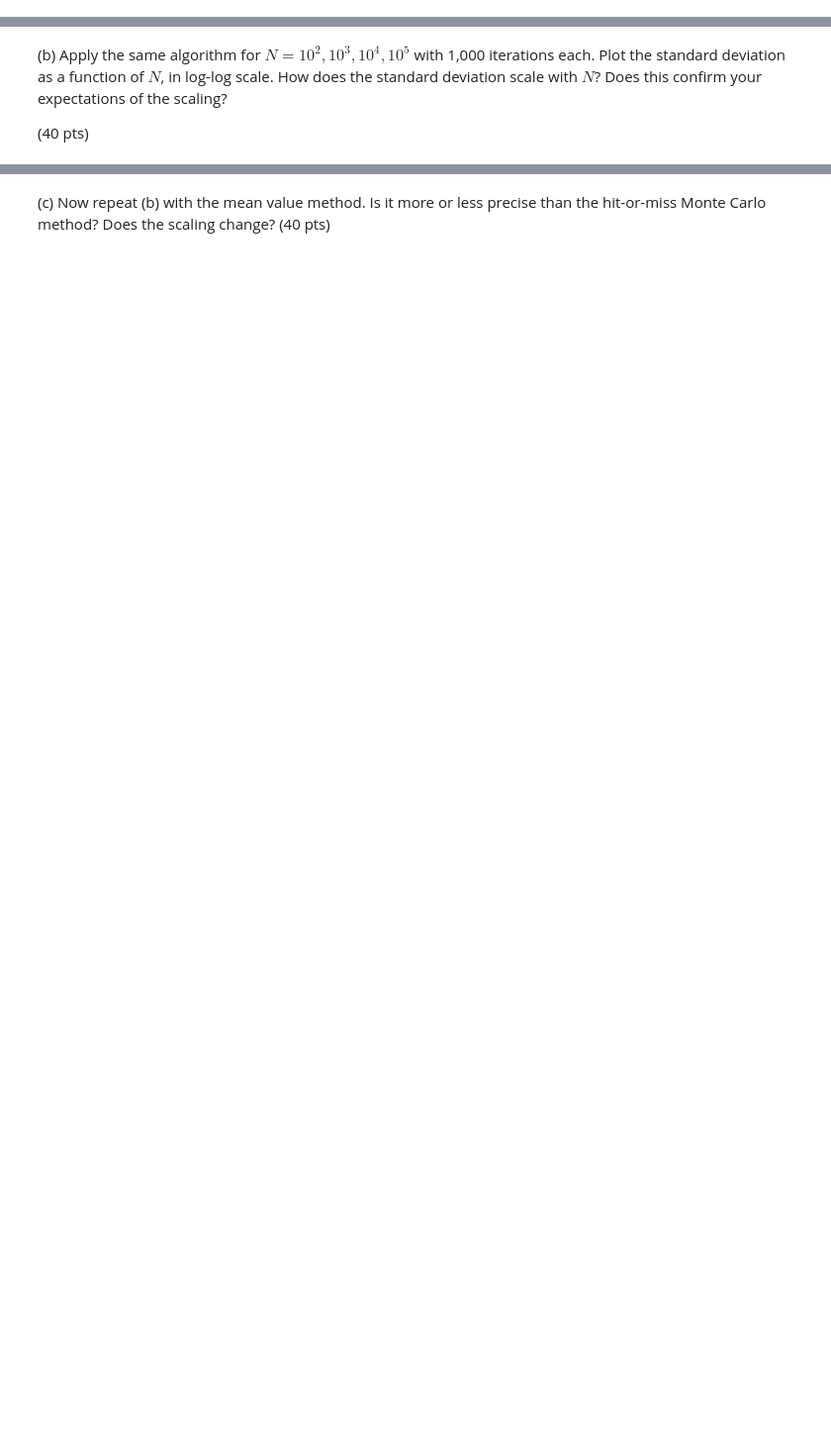
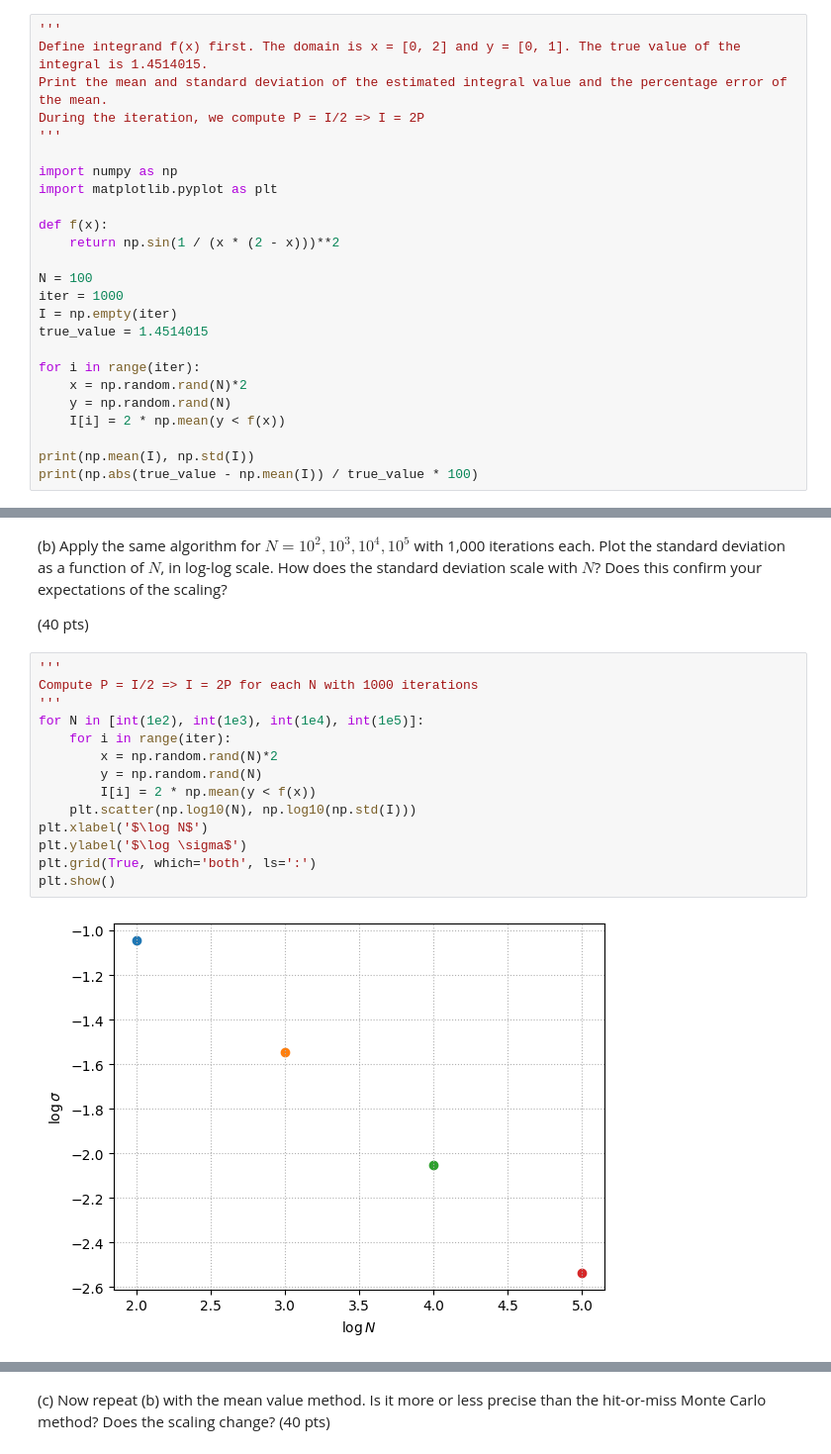
Before and after one commit to hataehyeok/compphys, a Jupyter notebook: 전산Hw7_하태혁_20210273.ipynb, the cells around one changed output, grey strips where cells are left out. Shown at 99% size. Saved outputs shown, nothing was run; the diff lists cells and outputs as text; blank space fills up the shorter version.

```diff
--- a/전산Hw7_하태혁_20210273.ipynb
+++ b/전산Hw7_하태혁_20210273.ipynb
@@ -7,3 +7,28 @@ Consider the integral
 \end{align*}
 
 (a) Write a program to evaluate the integral using the "hit-or-miss" Monte Carlo method with 100 sample points. Try the evaluation 1,000 times and print out the mean and standard deviation using np.mean and np.std. Considering that the true value of the integral is 1.4514015, what is the percentage error of the mean? (20 pts)
+# %%
+'''
+Define integrand f(x) first. The domain is x = [0, 2] and y = [0, 1]. The true value of the integral is 1.4514015.
+Print the mean and standard deviation of the estimated integral value and the percentage error of the mean.
+During the iteration, we compute P = I/2 => I = 2P
+'''
+
+import numpy as np
+import matplotlib.pyplot as plt
+
+def f(x):
+    return np.sin(1 / (x * (2 - x)))**2
+
+N = 100
+iter = 1000
+I = np.empty(iter)
+true_value = 1.4514015
+
+for i in range(iter):
+    x = np.random.rand(N)*2
+    y = np.random.rand(N)
+    I[i] = 2 * np.mean(y < f(x))
+
+print(np.mean(I), np.std(I))
+print(np.abs(true_value - np.mean(I)) / true_value * 100)
@@ -11,3 +42,19 @@ Consider the integral
 (b) Apply the same algorithm for $N=10^2,10^3,10^4,10^5$ with 1,000 iterations each. Plot the standard deviation as a function of $N$, in log-log scale. How does the standard deviation scale with $N$? Does this confirm your expectations of the scaling?
 
 (40 pts)
+# %%
+'''
+Compute P = I/2 => I = 2P for each N with 1000 iterations
+'''
+for N in [int(1e2), int(1e3), int(1e4), int(1e5)]:
+    for i in range(iter):
+        x = np.random.rand(N)*2
+        y = np.random.rand(N)
+        I[i] = 2 * np.mean(y < f(x))
+    plt.scatter(np.log10(N), np.log10(np.std(I)))
+plt.xlabel('$\log N$')
+plt.ylabel('$\log \sigma$')
+plt.grid(True, which='both', ls=':')
+plt.show()
+# %% [output]
+[figure, added]
```
Also changed, not shown: parts of 13 cells of this notebook, 4 other files.
